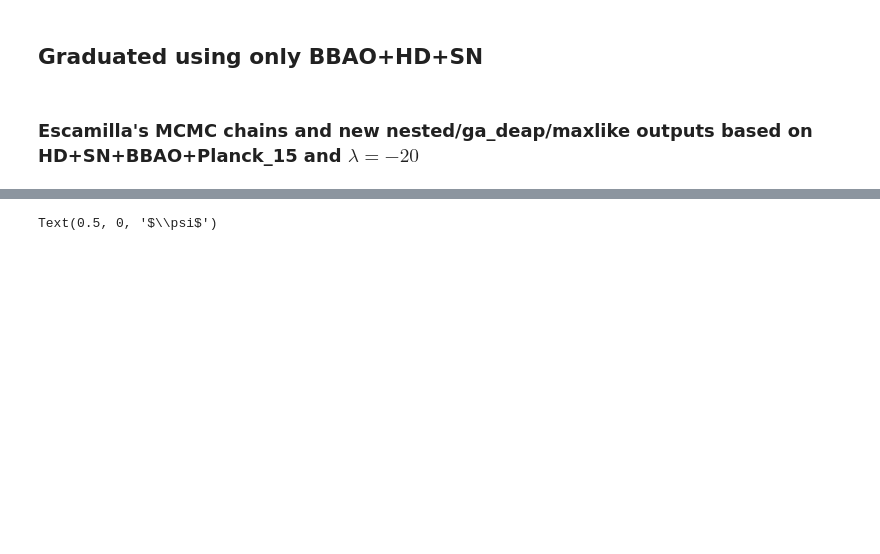
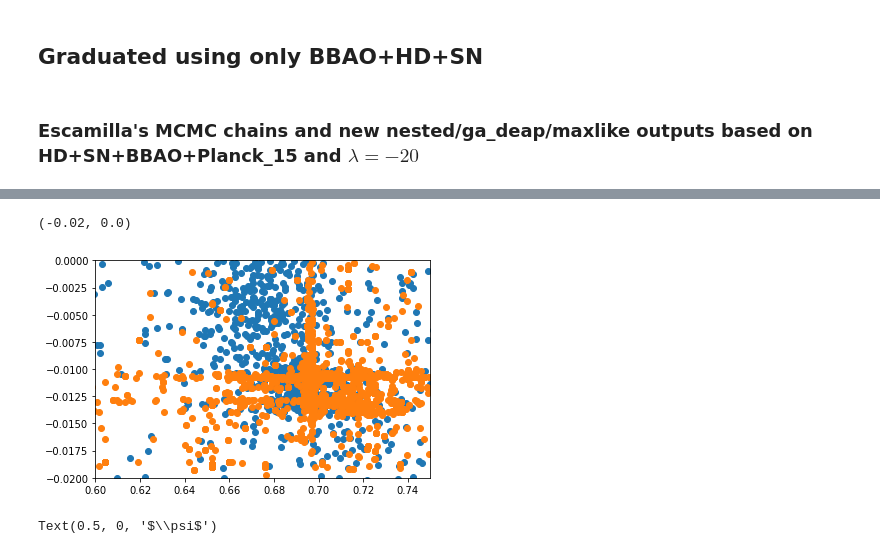
Before and after one commit to igomezv/cosmo_tools, a Jupyter notebook: models/genetic_paper/plots.ipynb, the cells around one changed output, grey strips where cells are left out. Saved outputs shown, nothing was run; the diff lists cells and outputs as text; code cells hidden in the pictures; blank space fills up the shorter version.

Commit message:
updating notebook for genetic paper

```diff
--- a/models/genetic_paper/plots.ipynb
+++ b/models/genetic_paper/plots.ipynb
@@ -573,3 +613,13 @@ data_le2 = np.loadtxt(dir_name_le+"Grad_phy_HD+BBAO+SN_ga_deap_1.txt", delimiter
+# %%
+#h0 vs gamma
+plt.scatter(data_le1[:,4], data_le1[:,5], label='nested')
+plt.scatter(data_le2[:,4], data_le2[:,5], label='genetic')
+
+plt.xlim(0.6, 0.75)
+plt.ylim(-0.02, 0)
+# %% [output]
+(-0.02, 0.0)
+[figure, added]
 # %%
 fig, ax = plt.subplots()
 
```
Also changed, not shown: parts of 5 cells of this notebook.
